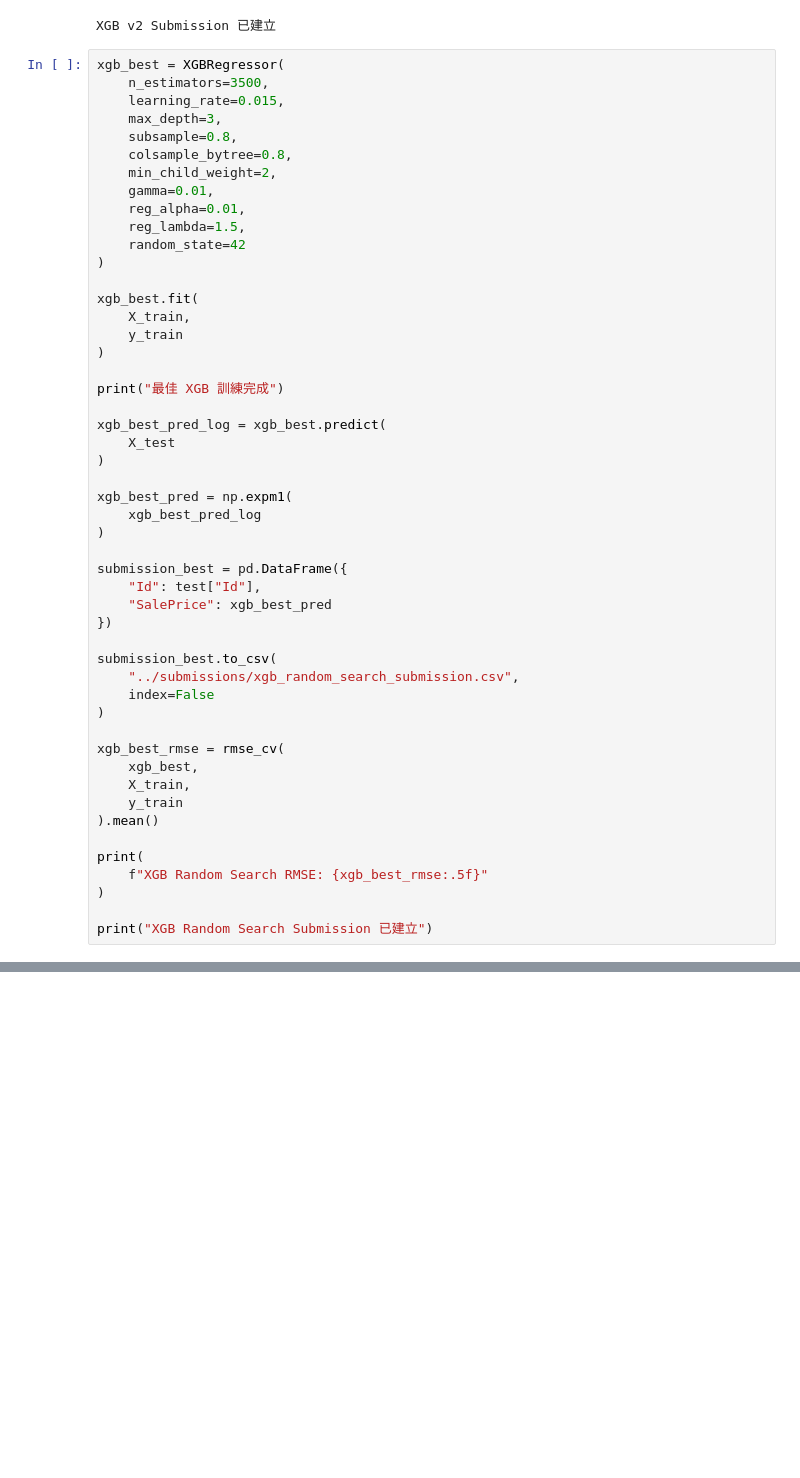
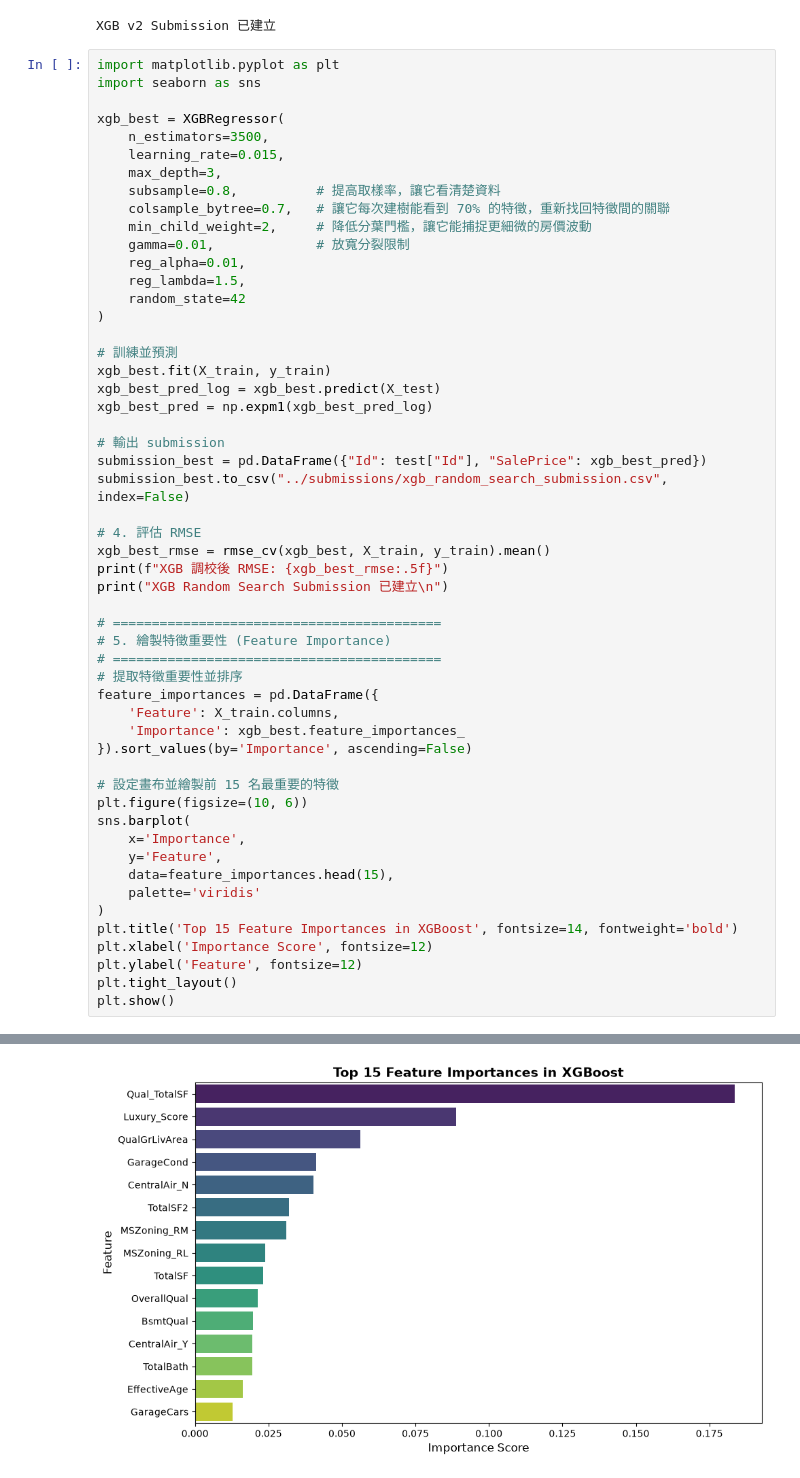
Before and after one commit to 11246014/kagggggle-9, a Jupyter notebook: notebooks/xgboost.ipynb, the cells around one changed output, grey strips where cells are left out. Cells and saved outputs as stored; diff of their text form; blank space fills up the shorter version.

```diff
--- a/notebooks/xgboost.ipynb
+++ b/notebooks/xgboost.ipynb
@@ -118,53 +118,56 @@ print("XGB v2 Submission 已建立")
 # %% [output]
 XGB v2 Submission 已建立
 # %%
+import matplotlib.pyplot as plt
+import seaborn as sns
+
 xgb_best = XGBRegressor(
     n_estimators=3500,
     learning_rate=0.015,
     max_depth=3,
-    subsample=0.8,
-    colsample_bytree=0.8,
-    min_child_weight=2,
-    gamma=0.01,
+    subsample=0.8,          # 提高取樣率，讓它看清楚資料
+    colsample_bytree=0.7,   # 讓它每次建樹能看到 70% 的特徵，重新找回特徵間的關聯
+    min_child_weight=2,     # 降低分葉門檻，讓它能捕捉更細微的房價波動
+    gamma=0.01,             # 放寬分裂限制
     reg_alpha=0.01,
     reg_lambda=1.5,
     random_state=42
 )
 
-xgb_best.fit(
-    X_train,
-    y_train
+# 訓練並預測
+xgb_best.fit(X_train, y_train)
+xgb_best_pred_log = xgb_best.predict(X_test)
+xgb_best_pred = np.expm1(xgb_best_pred_log)
+
+# 輸出 submission
+submission_best = pd.DataFrame({"Id": test["Id"], "SalePrice": xgb_best_pred})
+submission_best.to_csv("../submissions/xgb_random_search_submission.csv", index=False)
+
+# 4. 評估 RMSE
+xgb_best_rmse = rmse_cv(xgb_best, X_train, y_train).mean()
+print(f"XGB 調校後 RMSE: {xgb_best_rmse:.5f}")
+print("XGB Random Search Submission 已建立\n")
+
+# ==========================================
+# 5. 繪製特徵重要性 (Feature Importance)
+# ==========================================
+# 提取特徵重要性並排序
+feature_importances = pd.DataFrame({
+    'Feature': X_train.columns,
+    'Importance': xgb_best.feature_importances_
+}).sort_values(by='Importance', ascending=False)
+
+# 設定畫布並繪製前 15 名最重要的特徵
+plt.figure(figsize=(10, 6))
+sns.barplot(
+    x='Importance',
+    y='Feature',
+    data=feature_importances.head(15),
+    palette='viridis'
 )
-
-print("最佳 XGB 訓練完成")
-
-xgb_best_pred_log = xgb_best.predict(
-    X_test
-)
-
-xgb_best_pred = np.expm1(
-    xgb_best_pred_log
-)
-
-submission_best = pd.DataFrame({
-    "Id": test["Id"],
-    "SalePrice": xgb_best_pred
-})
-
-submission_best.to_csv(
-    "../submissions/xgb_random_search_submission.csv",
-    index=False
-)
-
-xgb_best_rmse = rmse_cv(
-    xgb_best,
-    X_train,
-    y_train
-).mean()
-
-print(
-    f"XGB Random Search RMSE: {xgb_best_rmse:.5f}"
-)
-
-print("XGB Random Search Submission 已建立")
+plt.title('Top 15 Feature Importances in XGBoost', fontsize=14, fontweight='bold')
+plt.xlabel('Importance Score', fontsize=12)
+plt.ylabel('Feature', fontsize=12)
+plt.tight_layout()
+plt.show()
 # %% [output]
@@ -173,0 +179 @@ XGB Random Search Submission 已建立
+[figure, added]
```
Also changed, not shown: parts of 5 cells of this notebook, 18 other files.
